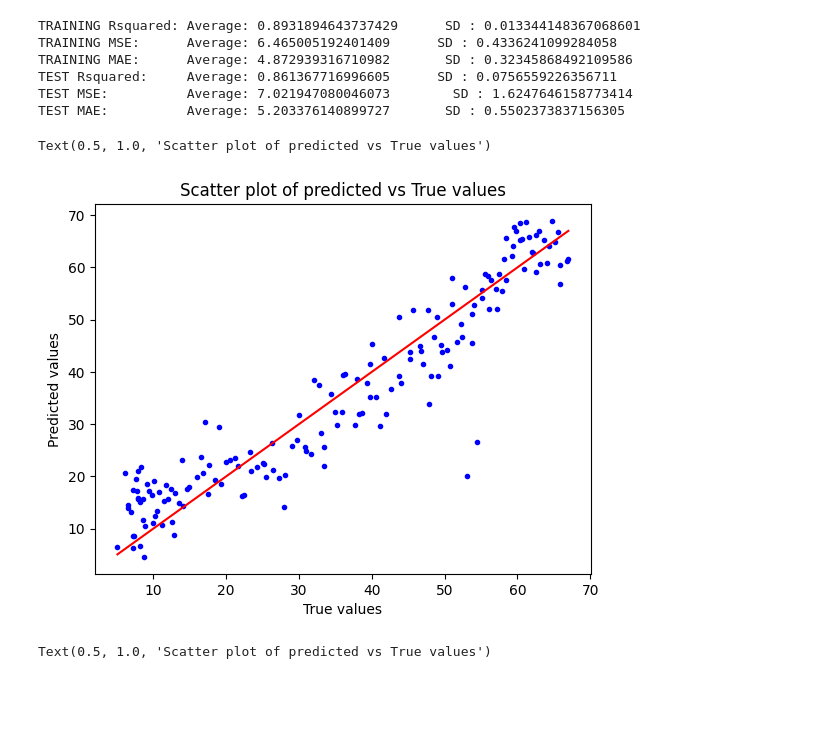
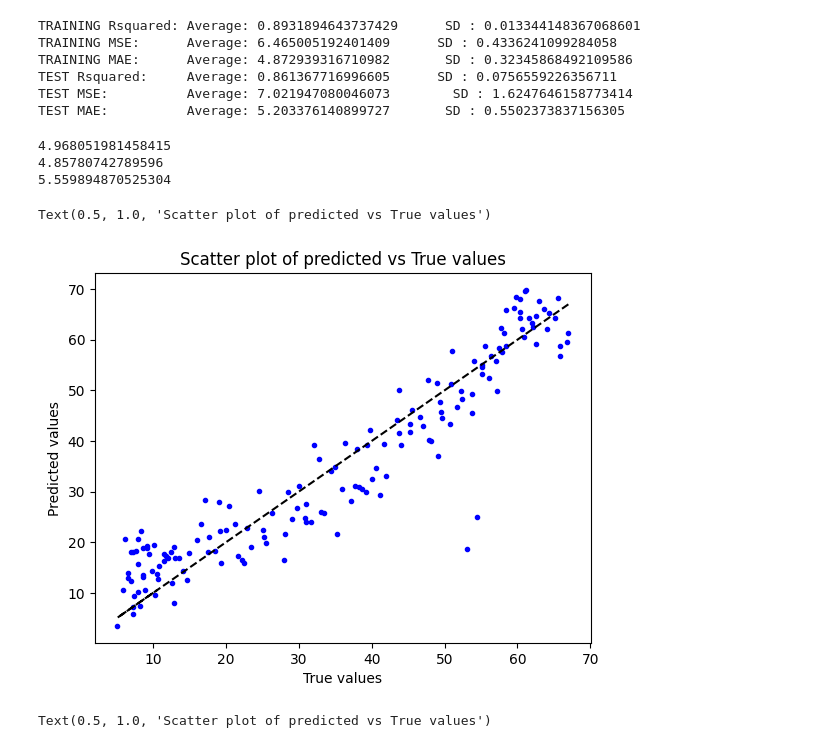
Before and after one commit to Ekissi/Ekissi, a Jupyter notebook: Machine_Learning_Models.ipynb, the cells around one changed output. Cells and saved outputs as stored; diff of their text form; code cells hidden in the pictures; blank space fills up the shorter version.

```diff
--- a/Machine_Learning_Models.ipynb
+++ b/Machine_Learning_Models.ipynb
@@ -602,38 +629,51 @@ random_states =150
 x1_train,x1_test,y1_train,y1_test = train_test_split(features1,label1,test_size=0.2,random_state=random_state)
 x2_train,x2_test,y2_train,y2_test = train_test_split(features2,label2,test_size=0.2,random_state=random_state)
 x3_train,x3_test,y3_train,y3_test = train_test_split(features3,label3,test_size=0.2,random_state=random_state)
 x4_train,x4_test,y4_train,y4_test = train_test_split(features4,label4,test_size=0.2,random_state=random_state)
 x5_train,x5_test,y5_train,y5_test = train_test_split(features5,label5,test_size=0.2,random_state=random_state)
 x6_train,x6_test,y6_train,y6_test = train_test_split(features6,label6,test_size=0.2,random_state=random_state)
 x7_train,x7_test,y7_train,y7_test = train_test_split(features7,label7,test_size=0.2,random_state=random_state)
 x8_train,x8_test,y8_train,y8_test = train_test_split(features8,label8,test_size=0.2,random_state=random_state)
 x9_train,x9_test,y9_train,y9_test = train_test_split(features9,label9,test_size=0.2,random_state=random_state)
 x10_train,x10_test,y10_train,y10_test = train_test_split(features10,label10,test_size=0.2,random_state=random_state)
 x_train=np.vstack((x1_train,x2_train,x3_train,x4_train,x5_train,x6_train,x7_train,x8_train,x9_train,x10_train))
 x_test =np.vstack((x1_test,x2_test,x3_test,x4_test,x5_test,x6_test,x7_test,x8_test,x9_test,x10_test))
 y_train = np.concatenate((y1_train,y2_train,y3_train,y4_train,y5_train,y6_train,y7_train,y8_train,y9_train,y10_train))
 y_test = np.concatenate((y1_test,y2_test,y3_test,y4_test,y5_test,y6_test,y7_test,y8_test,y9_test,y10_test))
 
 ridge = Ridge(alpha=0.00001)
 model= ridge.fit(x_train, y_train)
 
 #TRAINING MODEL
-y_pred = model.predict(x_train_pca)
-
+y_pred = model.predict(x_train)
+dif_mc = abs(y_pred - y_train)
+y_train = np.array(y_train)
+m = dif_mc[np.where(y_train > 50)]
+n = dif_mc[np.where((y_train > 15) & (y_train < 50))]
+t = dif_mc[np.where(y_train < 15)]
+mae1 = m.mean()
+mae2 = n.mean()
+mae3 = t.mean()
+print(mae1)
+print(mae2)
+print(mae3)
 # MODEL TESTING
 x_test_pca = pca.transform(x_test)
-y_pred_test = model.predict(x_test_pca)
+y_pred_test = model.predict(x_test)
 
 plt.scatter(y_train,y_pred,color='blue',marker='.')
 plt.plot(y_train, y_train, color='black',linestyle = '--')
 plt.xlabel('True values')
 plt.ylabel('Predicted values')
 plt.title('Scatter plot of predicted vs True values')
 #plt.savefig('Scatter_plot_training_RIDGE_AP.jpg')
 #plt.show()
 # %% [output]
-Text(0.5, 1.0, 'Scatter plot of predicted vs True values')
+4.968051981458415
+4.85780742789596
+5.559894870525304
+Text(0.5, 1.0, 'Scatter plot of predicted vs True values')
-[figure, old version]
+[figure, new version]
 # %%
 # @title Ridge Testing plot
 import matplotlib.pyplot as plt
```
Also changed, not shown: parts of 6 cells of this notebook.
